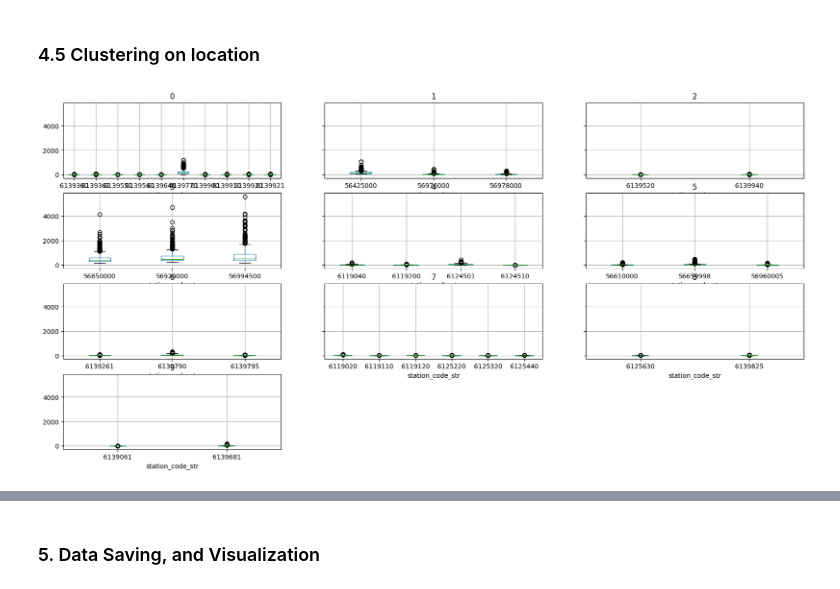
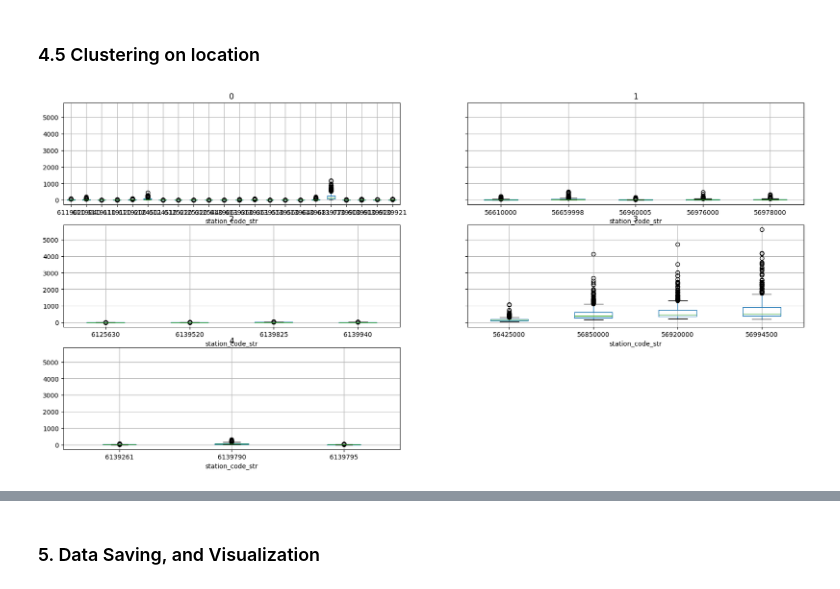
Before and after one commit to lucas066001/WaterScarcity.Hackathon, a Jupyter notebook: src/notebooks/00 Preprocessing/02.3 - Merged Feature Engineering.ipynb, the cells around one changed output, grey strips where cells are left out. Cells and saved outputs as stored; diff of their text form; code cells hidden in the pictures.

Commit message:
feat: Adding hydro cluster and ability to adapt pca treshold and cluster max index

```diff
--- a/src/notebooks/00 Preprocessing/02.3 - Merged Feature Engineering.ipynb
+++ b/src/notebooks/00 Preprocessing/02.3 - Merged Feature Engineering.ipynb
@@ -44,10 +44,15 @@ DATASET_TRANSFORMS = [
     # "oh_enc_date",
     "cyc_enc_date",
     "clust_index",
-    "scl_feat",
-    # "scl_feat_wl", # Scale all except waterflow lag
-    "scl_catch",
+    "clust_hydro",
+    # "scl_feat",
+    "scl_feat_wl", # Scale all except waterflow lag
 ]
+DATASET_NAME = "_".join(DATASET_TRANSFORMS)
+
+PCA_THRESHOLD = 0.98
+N_CLUSTER = 5
+
 
 datasets = {"train": INPUT_DIR, "eval": EVAL_DIR}
 # %% [markdown]
@@ -235,6 +240,8 @@ def cumulative_sum(arr):
     return result
 
 if "pca" in DATASET_TRANSFORMS:
+    DATASET_NAME += f"_pct_{PCA_THRESHOLD}"
+
     y_train = {}
 
     for i in range(0, 4):
@@ -314,7 +321,7 @@ if "pca" in DATASET_TRANSFORMS:
             cumulative_sums[set] = cumulative_sum(pca.explained_variance_ratio_)
 
             if nbPcsToKeep == -1:
-                nbPcsToKeep = find_index_exceeding_threshold(cumulative_sums[set], 0.98)
+                nbPcsToKeep = find_index_exceeding_threshold(cumulative_sums[set], PCA_THRESHOLD)
 
             pca_df = pd.DataFrame(pca_data, index=original_index)
 
@@ -410,16 +417,2 @@ if "rm_gnv_st" in DATASET_TRANSFORMS:
 # %% [markdown]
 ### 4.3 Removing all unique information from station
-# %%
-if "scl_catch" in DATASET_TRANSFORMS:
-
-    scaler = MinMaxScaler()
-    cols = ["catchment"]
-
-    print(f'min :{dataset_baseline["train"][cols].min()}')
-    print(f'max :{dataset_baseline["train"][cols].max()}')
-
-    for set, dir in datasets.items():
-        dataset_baseline[set][cols] = scaler.fit_transform(dataset_baseline[set][cols])
-
-    print(f'min :{dataset_baseline["train"][cols].min()}')
-    print(f'max :{dataset_baseline["train"][cols].max()}')
@@ -538,30 +552,32 @@ if "cyc_enc_date" in DATASET_TRANSFORMS:
 ### 4.5 Clustering on location
 # %%
 if "clust_index" in DATASET_TRANSFORMS:
+    DATASET_NAME += f"_geocl_{N_CLUSTER}"
+
     geo_features = ["latitude", "longitude", "altitude"]
 
-    kmeans = KMeans(n_clusters=10, random_state=0).fit(dataset_baseline["train"])
+    kmeans = KMeans(n_clusters=N_CLUSTER, random_state=0).fit(dataset_baseline["train"])
 
     dataset_baseline["train"]["region_cluster"] = kmeans.fit_predict(
         dataset_baseline["train"][geo_features]
     )
 
     dataset_baseline["eval"]["region_cluster"] = kmeans.predict(
         dataset_baseline["eval"][geo_features]
     )
 
     dataset_temp = dataset_baseline["train"].copy()
 
     dataset_temp["station_code_str"] = dataset_temp["station_code"].astype(str)
 
     dataset_temp.groupby("region_cluster").boxplot(
         column="water_flow_week1", by="station_code_str", figsize=(20, 10)
     )
 
     plt.xlabel("Station")
     plt.ylabel("Water flow")
     plt.title("Water flow distribution per station")
     plt.suptitle("")
     plt.show()
 # %% [output]
-[figure, old version]
+[figure, new version]
```
Also changed, not shown: parts of 7 cells of this notebook, 4 other files.
